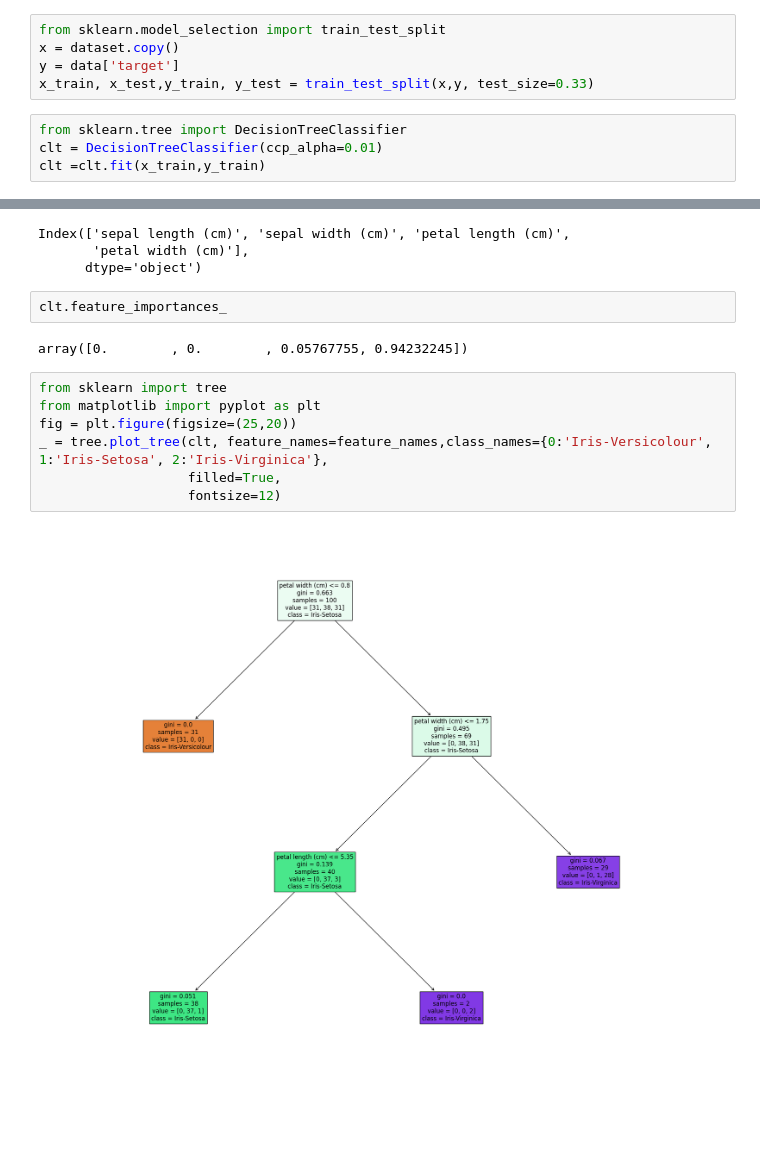
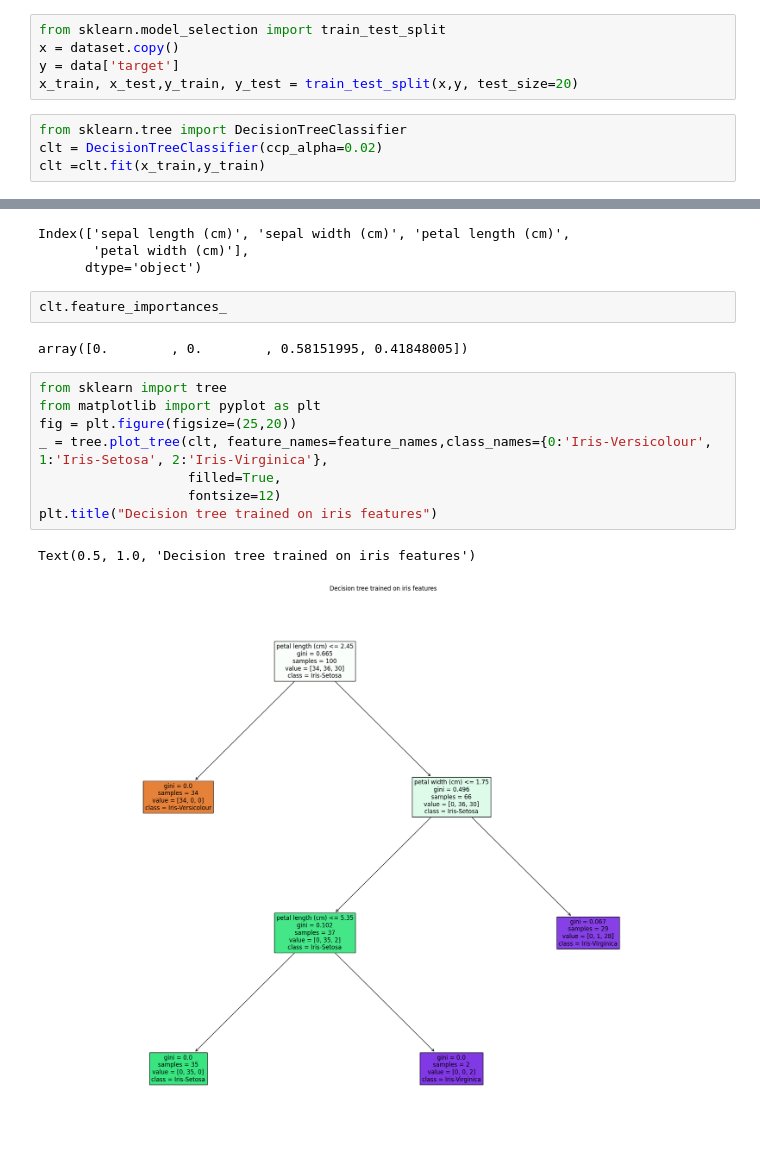
Before and after one commit to safedhaouadi/test, a Jupyter notebook: test.ipynb, the cells around one changed output, grey strips where cells are left out. Drawn from its saved outputs; the diff is of its cells as text; blank space fills up the shorter version.

```diff
--- a/test.ipynb
+++ b/test.ipynb
@@ -23,10 +25,10 @@ dataset
 from sklearn.model_selection import train_test_split
 x = dataset.copy()
 y = data['target']
-x_train, x_test,y_train, y_test = train_test_split(x,y, test_size=0.33)
+x_train, x_test,y_train, y_test = train_test_split(x,y, test_size=20)
 # %%
 from sklearn.tree import DecisionTreeClassifier
-clt = DecisionTreeClassifier(ccp_alpha=0.01)
+clt = DecisionTreeClassifier(ccp_alpha=0.02)
 clt =clt.fit(x_train,y_train)
 # %%
 clt.get_params()
@@ -135,13 +136,15 @@ Index(['sepal length (cm)', 'sepal width (cm)', 'petal length (cm)',
 # %%
 clt.feature_importances_
 # %% [output]
-array([0.        , 0.        , 0.05767755, 0.94232245])
+array([0.        , 0.        , 0.58151995, 0.41848005])
 # %%
 from sklearn import tree
 from matplotlib import pyplot as plt
 fig = plt.figure(figsize=(25,20))
 _ = tree.plot_tree(clt, feature_names=feature_names,class_names={0:'Iris-Versicolour', 1:'Iris-Setosa', 2:'Iris-Virginica'},
                    filled=True,
                    fontsize=12)
+plt.title("Decision tree trained on iris features")
 # %% [output]
+Text(0.5, 1.0, 'Decision tree trained on iris features')
-[figure, old version]
+[figure, new version]
```
Also changed, not shown: parts of 16 cells of this notebook.
